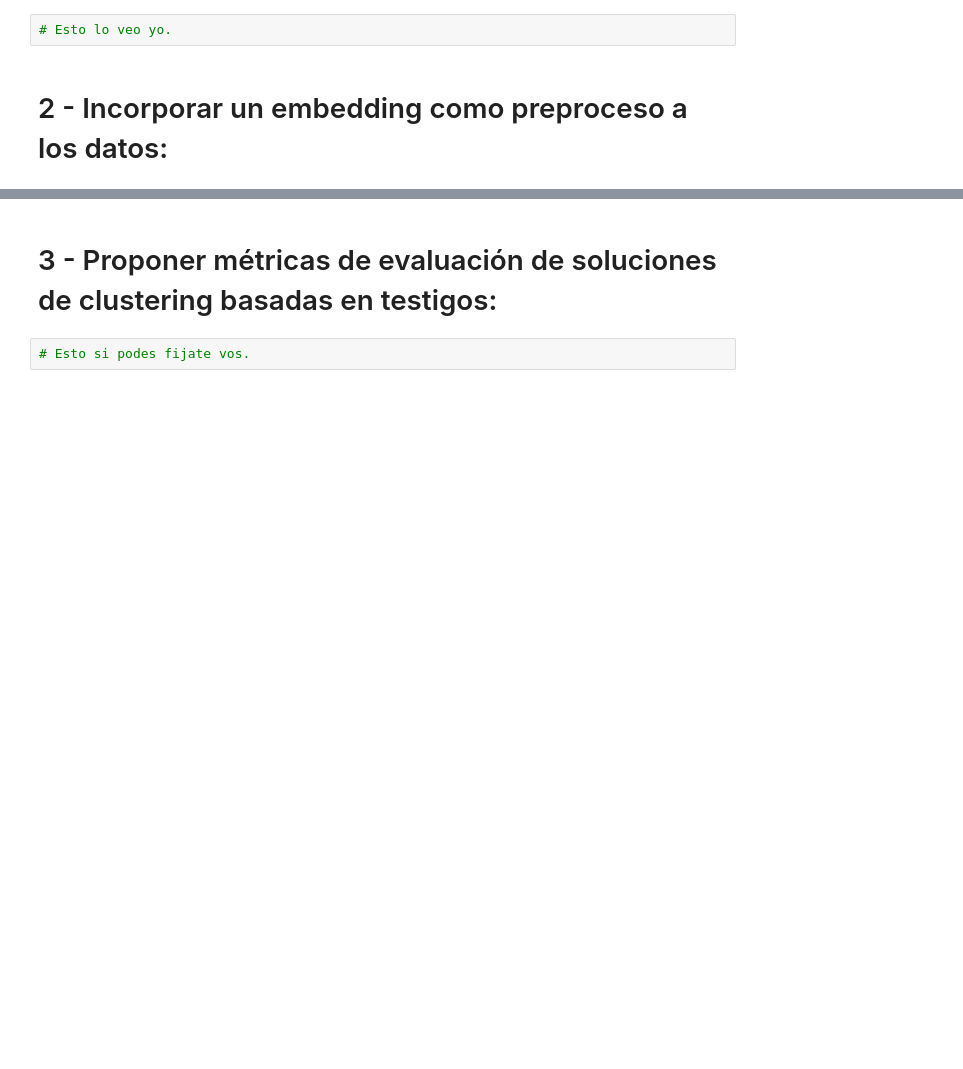
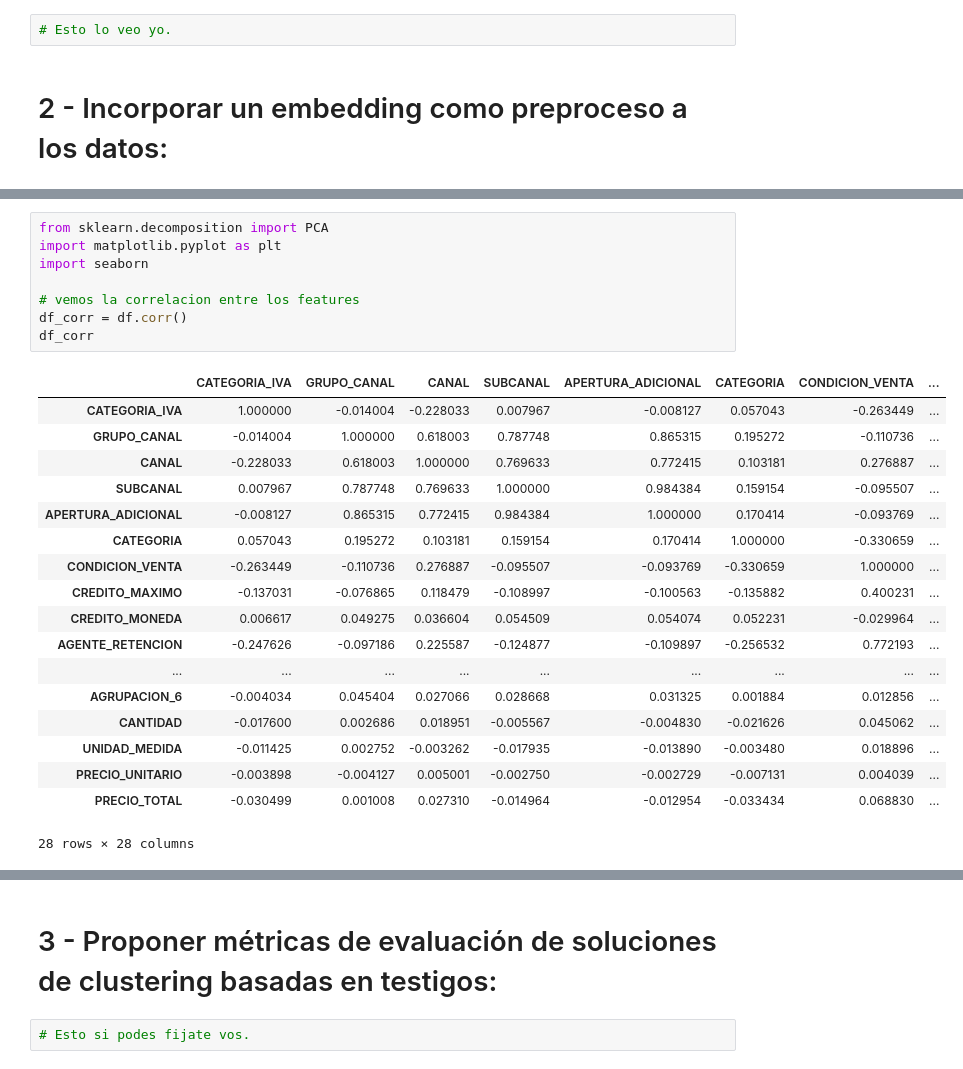
Before and after one commit to david-gonzalez/diplodatos, a Jupyter notebook: Aprendizaje_NO_supervisado/Entregables/Laboratorio-1/Aprendizaje No Supervisado - Laboratorio 1 - Clustering.ipynb, the cells around one changed output, grey strips where cells are left out. Drawn from its saved outputs; the diff is of its cells as text; blank space fills up the shorter version.

```diff
--- a/Aprendizaje_NO_supervisado/Entregables/Laboratorio-1/Aprendizaje No Supervisado - Laboratorio 1 - Clustering.ipynb
+++ b/Aprendizaje_NO_supervisado/Entregables/Laboratorio-1/Aprendizaje No Supervisado - Laboratorio 1 - Clustering.ipynb
@@ -67,0 +198,27 @@ ventas_df = load_dataset()
+# %%
+from sklearn.decomposition import PCA
+import matplotlib.pyplot as plt
+import seaborn
+
+# vemos la correlacion entre los features
+df_corr = df.corr()
+df_corr
+# %% [output]
+|  | CATEGORIA_IVA | GRUPO_CANAL | CANAL | SUBCANAL | APERTURA_ADICIONAL | CATEGORIA | CONDICION_VENTA | ... |
+| CATEGORIA_IVA | 1.000000 | -0.014004 | -0.228033 | 0.007967 | -0.008127 | 0.057043 | -0.263449 | ... |
+| GRUPO_CANAL | -0.014004 | 1.000000 | 0.618003 | 0.787748 | 0.865315 | 0.195272 | -0.110736 | ... |
+| CANAL | -0.228033 | 0.618003 | 1.000000 | 0.769633 | 0.772415 | 0.103181 | 0.276887 | ... |
+| SUBCANAL | 0.007967 | 0.787748 | 0.769633 | 1.000000 | 0.984384 | 0.159154 | -0.095507 | ... |
+| APERTURA_ADICIONAL | -0.008127 | 0.865315 | 0.772415 | 0.984384 | 1.000000 | 0.170414 | -0.093769 | ... |
+| CATEGORIA | 0.057043 | 0.195272 | 0.103181 | 0.159154 | 0.170414 | 1.000000 | -0.330659 | ... |
+| CONDICION_VENTA | -0.263449 | -0.110736 | 0.276887 | -0.095507 | -0.093769 | -0.330659 | 1.000000 | ... |
+| CREDITO_MAXIMO | -0.137031 | -0.076865 | 0.118479 | -0.108997 | -0.100563 | -0.135882 | 0.400231 | ... |
+| CREDITO_MONEDA | 0.006617 | 0.049275 | 0.036604 | 0.054509 | 0.054074 | 0.052231 | -0.029964 | ... |
+| AGENTE_RETENCION | -0.247626 | -0.097186 | 0.225587 | -0.124877 | -0.109897 | -0.256532 | 0.772193 | ... |
+| ... | ... | ... | ... | ... | ... | ... | ... | ... |
+| AGRUPACION_6 | -0.004034 | 0.045404 | 0.027066 | 0.028668 | 0.031325 | 0.001884 | 0.012856 | ... |
+| CANTIDAD | -0.017600 | 0.002686 | 0.018951 | -0.005567 | -0.004830 | -0.021626 | 0.045062 | ... |
+| UNIDAD_MEDIDA | -0.011425 | 0.002752 | -0.003262 | -0.017935 | -0.013890 | -0.003480 | 0.018896 | ... |
+| PRECIO_UNITARIO | -0.003898 | -0.004127 | 0.005001 | -0.002750 | -0.002729 | -0.007131 | 0.004039 | ... |
+| PRECIO_TOTAL | -0.030499 | 0.001008 | 0.027310 | -0.014964 | -0.012954 | -0.033434 | 0.068830 | ... |
+28 rows × 28 columns
```
Also changed, not shown: parts of 13 cells of this notebook.
